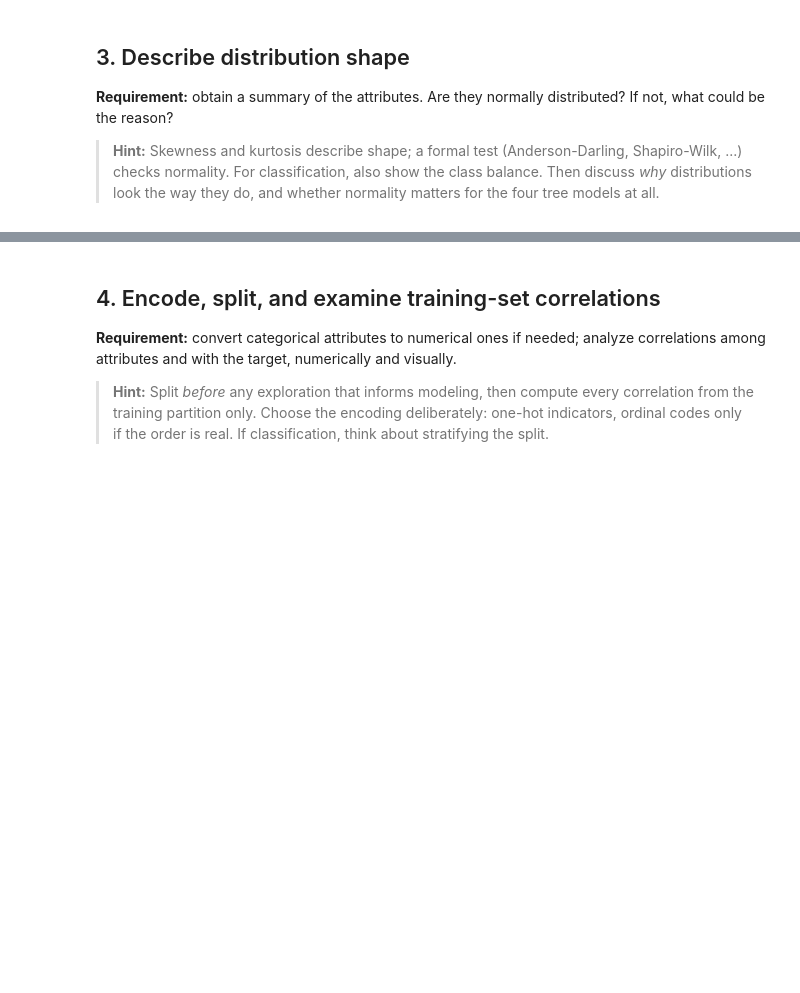
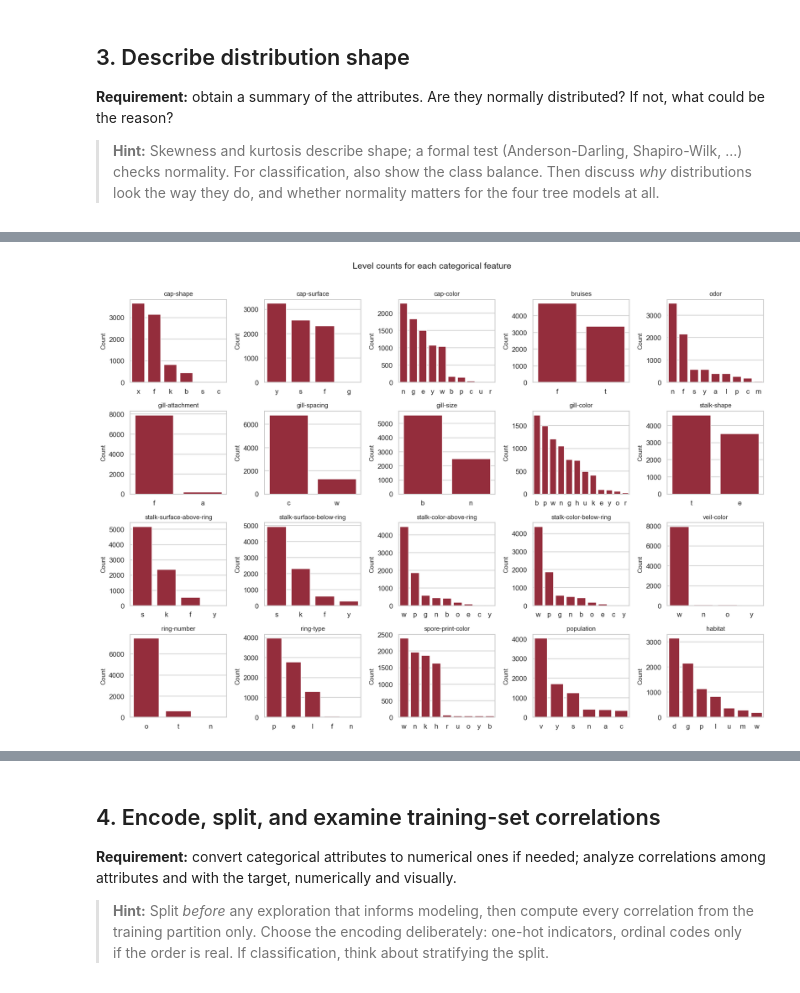
Before and after one commit to DavidMwaria/Trees_Models_HW2, a Jupyter notebook: Trees_Models.ipynb, the cells around one changed output, grey strips where cells are left out. Drawn from its saved outputs; the diff is of its cells as text; code cells hidden in the pictures; blank space fills up the shorter version.

```diff
--- a/Trees_Models.ipynb
+++ b/Trees_Models.ipynb
@@ -112,6 +194,10 @@ them before proceeding.
 > **Hint:** Missing-value counts alone are not enough. Look for impossible values, placeholder codes (such as 0 or -1
 > standing in for "missing"), invalid category labels, and duplicates. Write each rule down *before* looking at the
 > target so no model is favored, and keep ordinary outliers unless they are clearly invalid.
+# %%
+for column, mapping in LEVELS.items():
+    unexpected = set(raw[column].unique()) - set(mapping)
+    assert not unexpected, f"{column}: codes in data but not in LEVELS: {unexpected}"
 # %%
 # TODO: audit table with dtype, missing count, and unique count per column;
 #       also report exact duplicate rows and the set of categories in each categorical column.
@@ -120,3 +270,7 @@ them before proceeding.
 # %%
-# TODO: build the cleaned DataFrame (keep the removed rows in their own DataFrame so you can show them).
-# TODO: print how many rows were removed and retained.
+cleaned = raw.drop(columns=["veil-type", "stalk-root"])
+removed = raw[["veil-type", "stalk-root"]]
+print(f"Rows removed: 0")
+print(f"Columns removed: {raw.shape[1] - cleaned.shape[1]}")
+print(f"Rows retained: {cleaned.shape[0]}")
+print(raw.shape, "->", cleaned.shape)
@@ -135,6 +312,25 @@ TODO: state what was removed or repaired, why, and that no rule used the target.
 # %%
 # TODO: histogram grid of the numeric attributes.
-# save_fig("01_distributions")
+features = [c for c in cleaned.columns if c != TARGET]
+n_cols = 5
+n_rows = int(np.ceil(len(features) / n_cols))
+
+fig, axes = plt.subplots(n_rows, n_cols, figsize=(3 * n_cols, 2.6 * n_rows))
+for column, axis in zip(features, axes.flat):
+    order = cleaned[column].value_counts().index
+    sns.countplot(data=cleaned, x=column, order=order, ax=axis, color=PALETTE["primary"])
+    axis.set_title(column, fontsize=10)
+    axis.set_xlabel("")
+    axis.set_ylabel("Count")
+for axis in axes.flat[len(features):]:
+    axis.set_visible(False)          # hide unused panels in the last row
+
+plt.suptitle("Level counts for each categorical feature", y=1.01, fontsize=14)
+plt.tight_layout()
+save_fig("01_distributions")
+plt.show()
+# %% [output]
+[figure, added]
 # %%
 # TODO: target distribution, and the target against each categorical predictor.
 # save_fig("02_target_and_categoricals")
```
Also changed, not shown: parts of 19 cells of this notebook, 3 other files.
